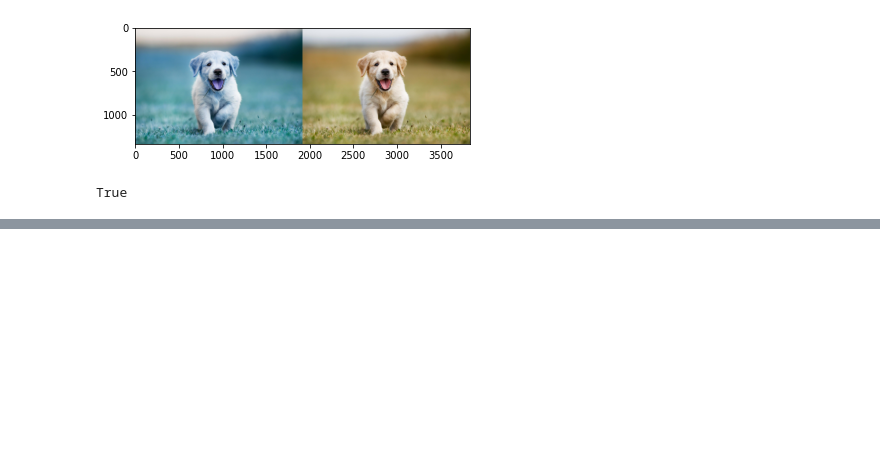
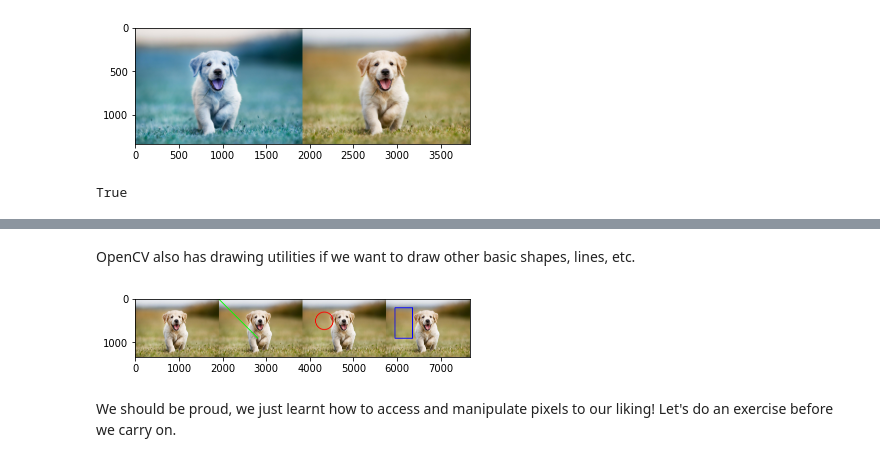
Before and after one commit to RohanGautam/intro-to-opencv-workshop, a Jupyter notebook: notebook/cv_workshop.ipynb, the cells around one changed output, grey strips where cells are left out. Drawn from its saved outputs; the diff is of its cells as text; code cells hidden in the pictures; blank space fills up the shorter version.

```diff
--- a/notebook/cv_workshop.ipynb
+++ b/notebook/cv_workshop.ipynb
@@ -50,0 +145,20 @@ True
+# %% [markdown]
+OpenCV also has drawing utilities if we want to draw other basic shapes, lines, etc.
+# %%
+img_line = copy(image)
+img_circle = copy(image)
+img_rectangle = copy(image)
+
+green = (0,255,0)
+blue = (255,0,0)
+red = (0,0,255)
+
+cv2.line(img_line, (0,0), (900,900), green, 20)
+cv2.rectangle(img_rectangle, (200,200), (600,900), blue, 20)
+cv2.circle(img_circle, (500,500), 200, red, 20)
+
+show_cv_image(cv2.hconcat((image, img_line, img_circle, img_rectangle)))
+# %% [output]
+[figure, added]
+# %% [markdown]
+We should be proud, we just learnt how to access and manipulate pixels to our liking! Let's do an exercise before we carry on.
```
Also changed, not shown: parts of 14 cells of this notebook, 2 other files.
